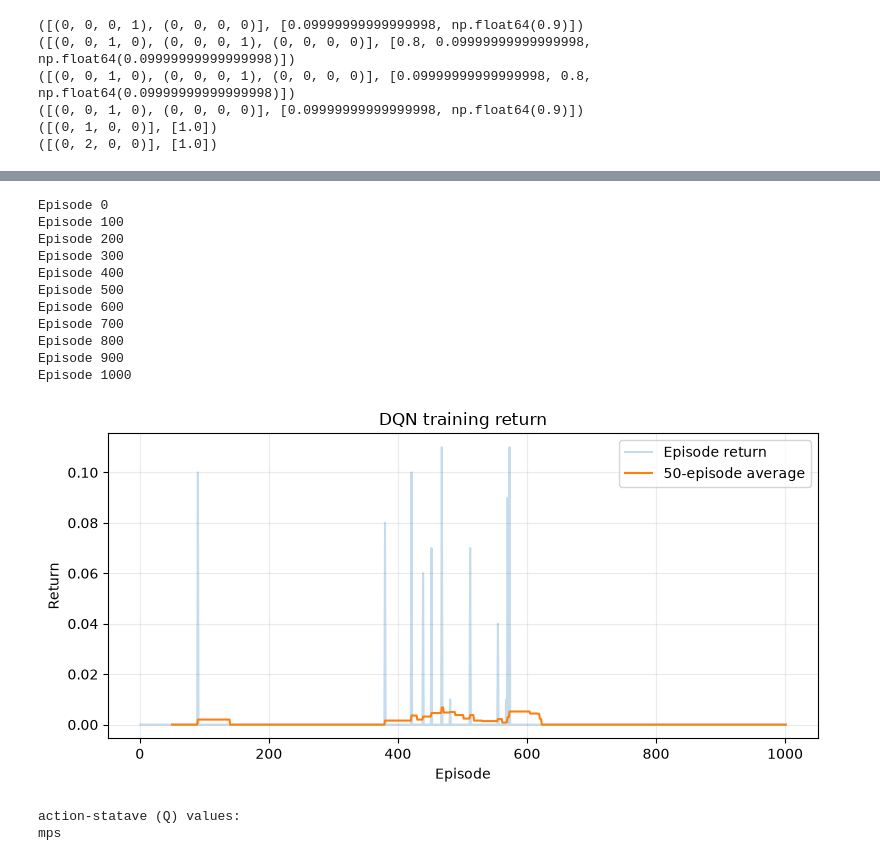
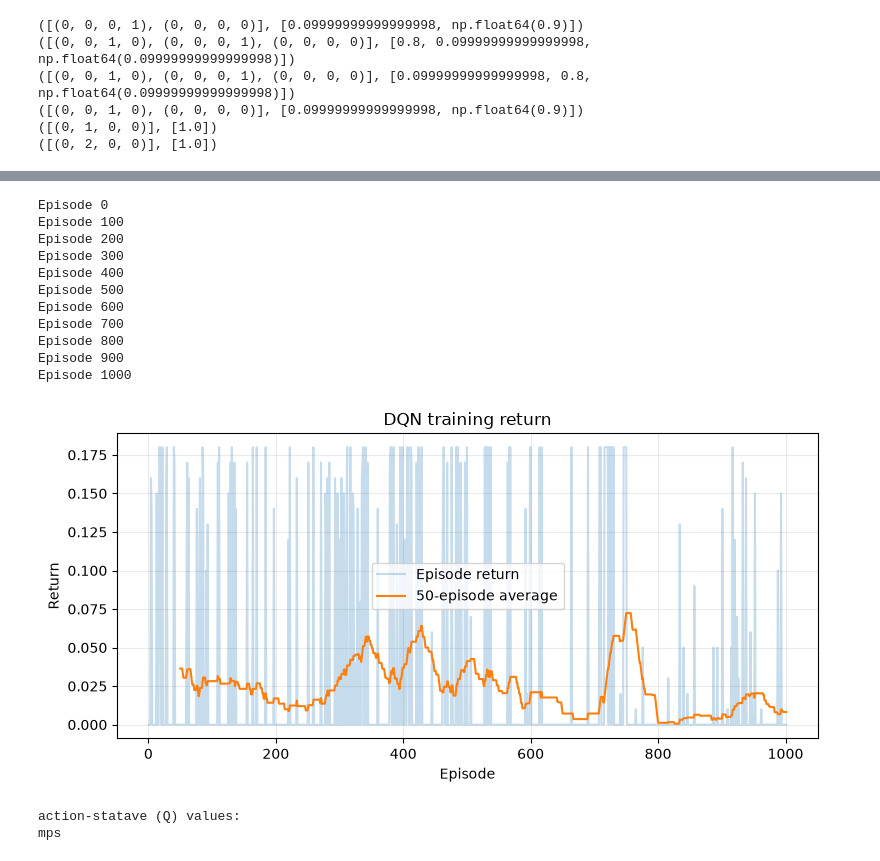
Before and after one commit to connorbrooks18/RL_With_LTL_Constraints, a Jupyter notebook: safe absorbing states.ipynb, the cells around one changed output, grey strips where cells are left out. Saved outputs shown, nothing was run; the diff lists cells and outputs as text; code cells hidden in the pictures.

Commit message:
updated optimization weight decay and started at fixed close-to-reward location. still no convergence. going to tweak hyper parameters more.

```diff
--- a/safe absorbing states.ipynb
+++ b/safe absorbing states.ipynb
@@ -243,20 +243,20 @@ generating a random state (0, 3, 1, 1)
 # %%
-Q=csrl.deep_q_learning(T=20,K=1_000)  # model-free RL
+Q=csrl.deep_q_learning(T=25,K=50_000, start=(3,1))  # model-free RL
 # the original code chose T=100, K=100,000
 # using smaller numbers here saves computation time. However, it may not be converged.
 # %% [output]
 Episode 0
 Episode 100
 Episode 200
 Episode 300
 Episode 400
 Episode 500
 Episode 600
 Episode 700
 Episode 800
 Episode 900
 Episode 1000
-[figure, old version]
+[figure, new version]
 # %%
 print('action-statave (Q) values:')
 import torch
```
Also changed, not shown: parts of 4 cells of this notebook, 1 other file.
